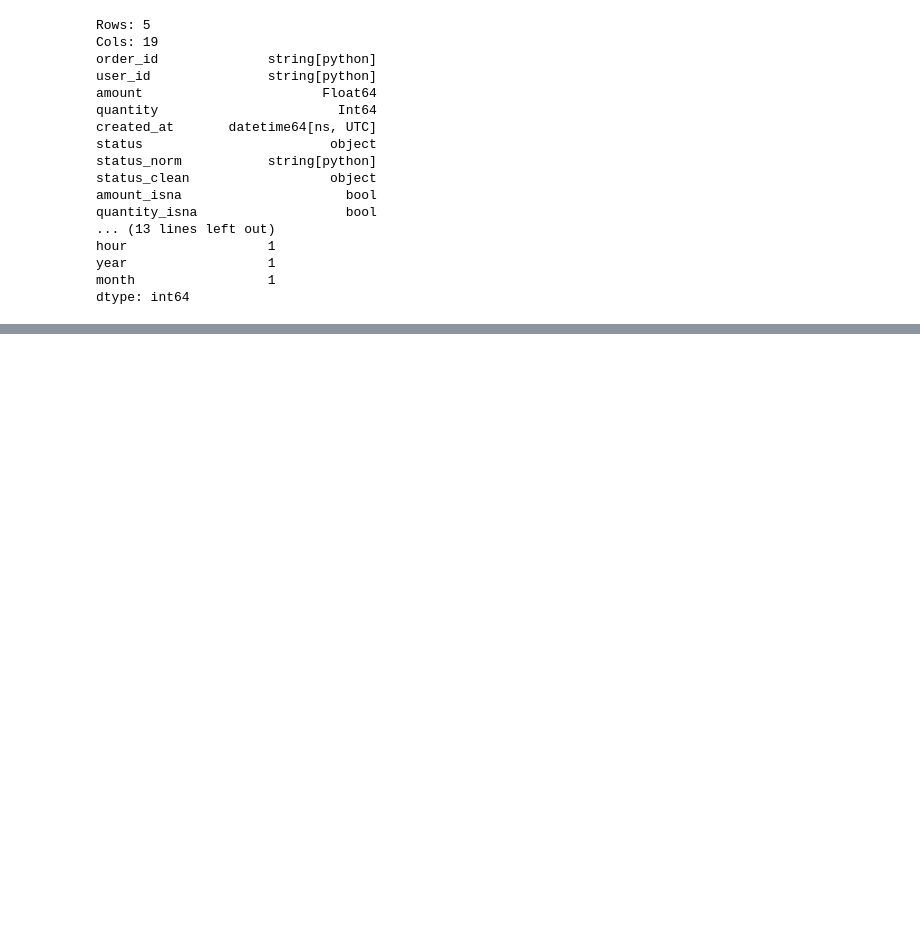
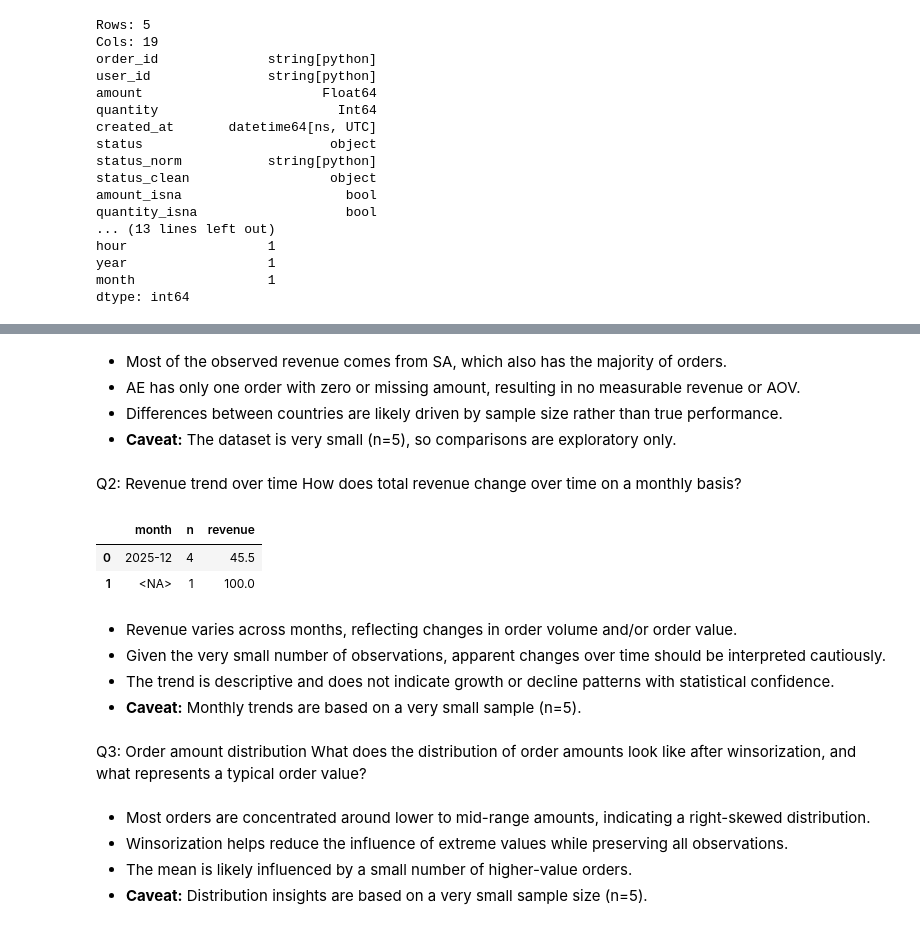
Before and after one commit to sausan1414-sketch/week2-data-work, a Jupyter notebook: notebooks/eda.ipynb, the cells around one changed output, grey strips where cells are left out. Drawn from its saved outputs; the diff is of its cells as text; code cells hidden in the pictures; blank space fills up the shorter version.

```diff
--- a/notebooks/eda.ipynb
+++ b/notebooks/eda.ipynb
@@ -43,0 +153,24 @@ dtype: int64
+# %% [markdown]
+- Most of the observed revenue comes from SA, which also has the majority of orders.
+- AE has only one order with zero or missing amount, resulting in no measurable revenue or AOV.
+- Differences between countries are likely driven by sample size rather than true performance.
+- **Caveat:** The dataset is very small (n=5), so comparisons are exploratory only.
+# %% [markdown]
+ Q2:
+ Revenue trend over time
+ How does total revenue change over time on a monthly basis?
+# %%
+trend = (
+    df.groupby("month", dropna=False)
+      .agg(
+          n=("order_id", "size"),
+          revenue=("amount", "sum"),
+      )
+      .reset_index()
+      .sort_values("month")
+)
+trend
+# %% [output]
+|  | month | n | revenue |
+| 0 | 2025-12 | 4 | 45.5 |
+| 1 | <NA> | 1 | 100.0 |
@@ -43,0 +179,9 @@ dtype: int64
+# %% [markdown]
+- Revenue varies across months, reflecting changes in order volume and/or order value.
+- Given the very small number of observations, apparent changes over time should be interpreted cautiously.
+- The trend is descriptive and does not indicate growth or decline patterns with statistical confidence.
+- **Caveat:** Monthly trends are based on a very small sample (n=5).
+# %% [markdown]
+ Q3:
+ Order amount distribution
+ What does the distribution of order amounts look like after winsorization, and what represents a typical order value?
@@ -43,0 +201,5 @@ dtype: int64
+# %% [markdown]
+- Most orders are concentrated around lower to mid-range amounts, indicating a right-skewed distribution.
+- Winsorization helps reduce the influence of extreme values while preserving all observations.
+- The mean is likely influenced by a small number of higher-value orders.
+- **Caveat:** Distribution insights are based on a very small sample size (n=5).
```
Also changed, not shown: parts of 17 cells of this notebook.
